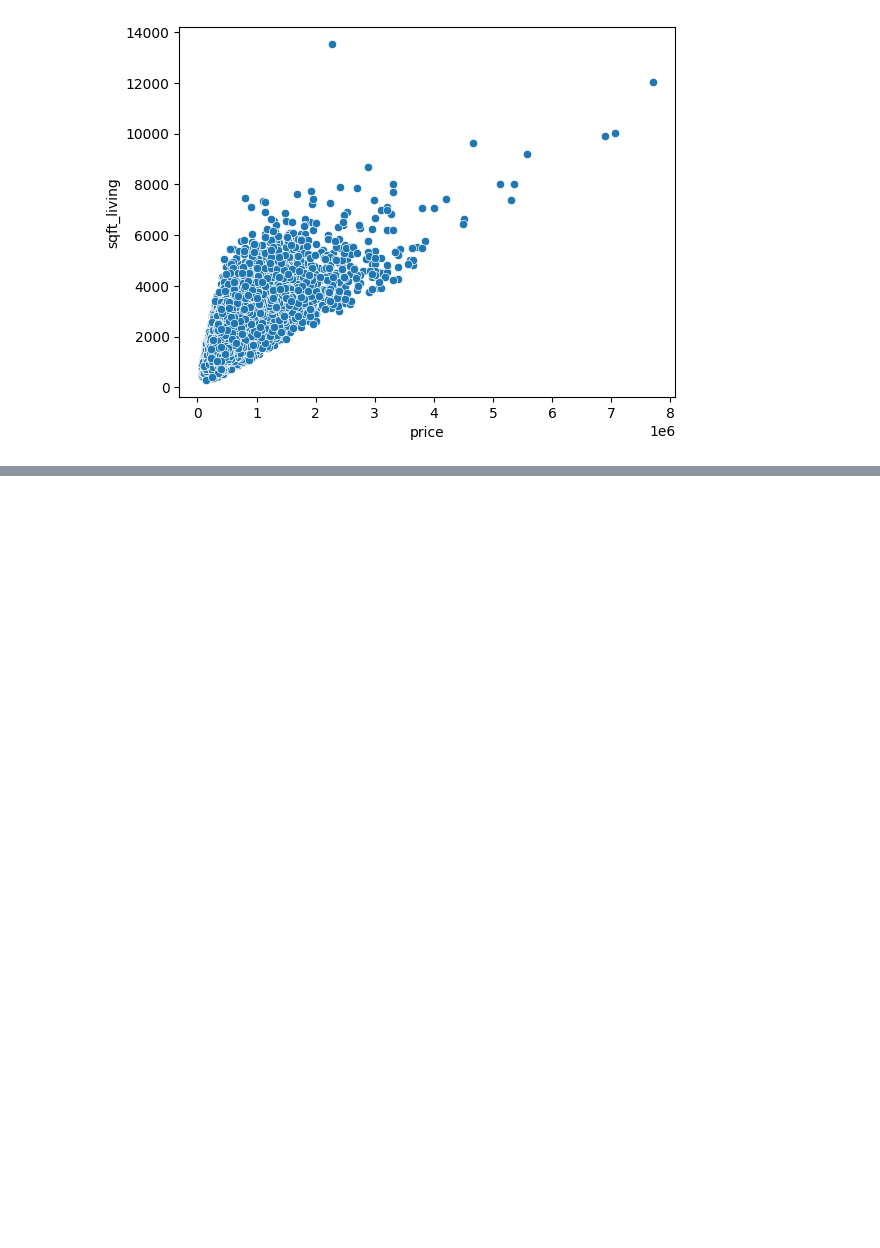
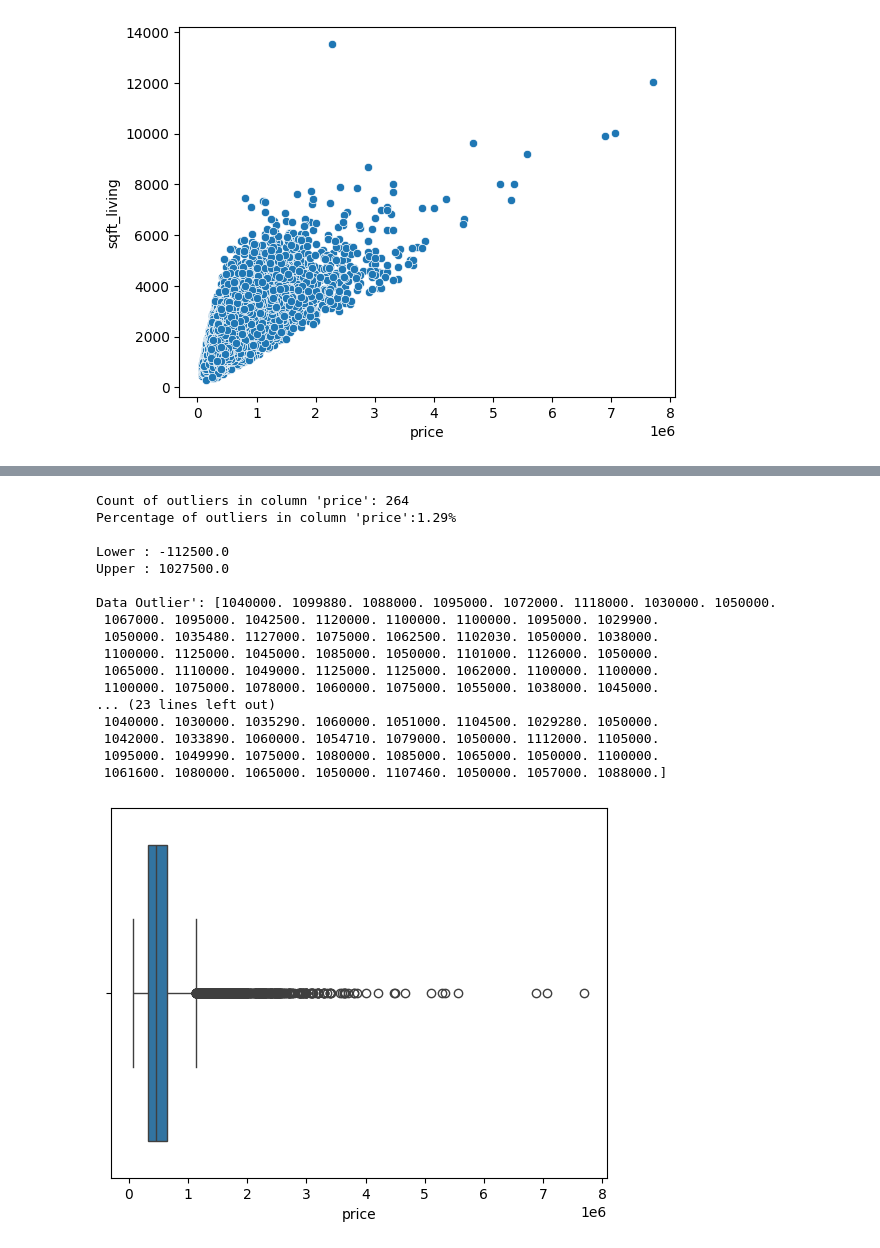
Before and after one commit to HumailShahzad/Price_Prediction_ANN, a Jupyter notebook: HousePricePreditionANN.ipynb, the cells around one changed output, grey strips where cells are left out. Saved outputs shown, nothing was run; the diff lists cells and outputs as text; code cells hidden in the pictures; blank space fills up the shorter version.

```diff
--- a/HousePricePreditionANN.ipynb
+++ b/HousePricePreditionANN.ipynb
@@ -89,0 +96,65 @@ sns.scatterplot(x='price',y='sqft_living',data=df)
+# %%
+#Checking Outliers
+sns.boxplot(x='price',data=df)
+columns = ['price']
+
+for column in columns:
+    column_data = df[column]
+
+    Q1 = np.percentile(column_data, 25)
+    Q3 = np.percentile(column_data, 75)
+    IQR = Q3 - Q1
+
+    lower = Q1 - 1.5 * IQR
+    upper = Q3 + 1.5 * IQR
+
+    # find outlier
+    outliers = column_data[(column_data < lower) | (column_data > upper)]
+
+    # remove outlier
+    df_no_outliers = df[(column_data >= lower) & (column_data <= upper)]
+
+columns = ['price']
+outlier_percentage = {}
+
+for column in columns:
+    column_data = df_no_outliers[column]
+
+    Q1 = np.percentile(column_data, 25)
+    Q3 = np.percentile(column_data, 75)
+    IQR = Q3 - Q1
+
+    lower = Q1 - 1.5 * IQR
+    upper = Q3 + 1.5 * IQR
+
+    outliers = column_data[(column_data < lower) | (column_data > upper)]
+    outlier_percentage[column] = len(outliers) / len(column_data) * 100
+
+# Display the outlier percentage for each column
+for column, percentage in outlier_percentage.items():
+    print(f"Count of outliers in column '{column}': {len(outliers)}")
+    print(f"Percentage of outliers in column '{column}':{percentage:.2f}%")
+    print()
+    print(f"Lower : {lower}")
+    print(f"Upper : {upper}")
+    print()
+    print(f"Data Outlier': {np.array(outliers)}")
+# %% [output]
+Count of outliers in column 'price': 264
+Percentage of outliers in column 'price':1.29%
+
+Lower : -112500.0
+Upper : 1027500.0
+
+Data Outlier': [1040000. 1099880. 1088000. 1095000. 1072000. 1118000. 1030000. 1050000.
+ 1067000. 1095000. 1042500. 1120000. 1100000. 1100000. 1095000. 1029900.
+ 1050000. 1035480. 1127000. 1075000. 1062500. 1102030. 1050000. 1038000.
+ 1100000. 1125000. 1045000. 1085000. 1050000. 1101000. 1126000. 1050000.
+ 1065000. 1110000. 1049000. 1125000. 1125000. 1062000. 1100000. 1100000.
+ 1100000. 1075000. 1078000. 1060000. 1075000. 1055000. 1038000. 1045000.
+... (23 lines left out)
+ 1040000. 1030000. 1035290. 1060000. 1051000. 1104500. 1029280. 1050000.
+ 1042000. 1033890. 1060000. 1054710. 1079000. 1050000. 1112000. 1105000.
+ 1095000. 1049990. 1075000. 1080000. 1085000. 1065000. 1050000. 1100000.
+ 1061600. 1080000. 1065000. 1050000. 1107460. 1050000. 1057000. 1088000.]
+[figure, added]
```
Also changed, not shown: parts of 6 cells of this notebook.
